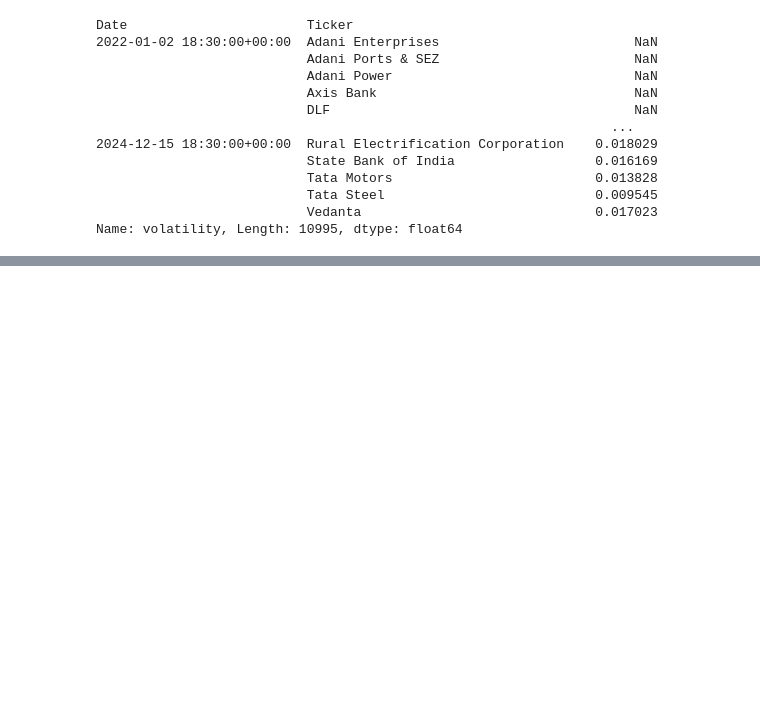
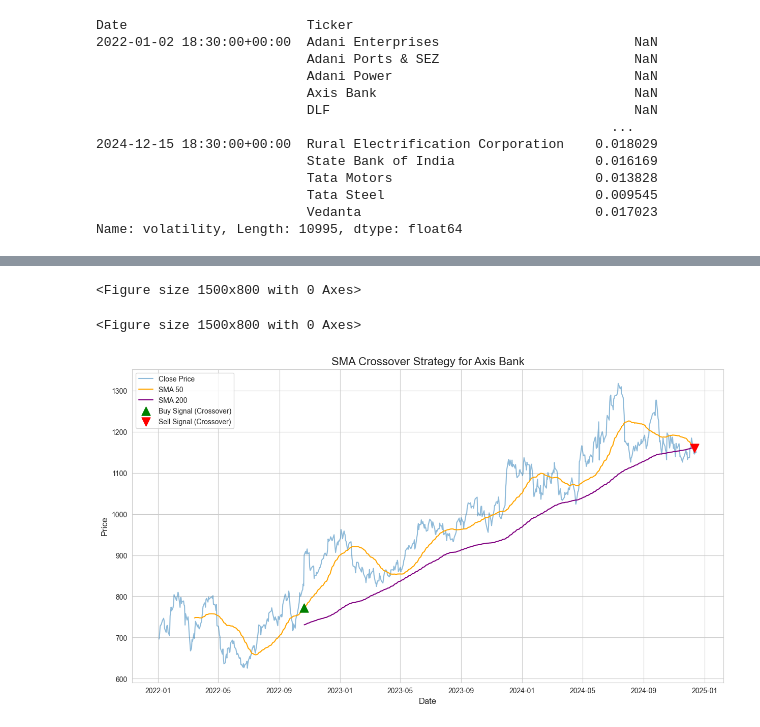
Before and after one commit to gitKrishh/StockSense, a Jupyter notebook: notebooks/01_data_exploration.ipynb, the cells around one changed output, grey strips where cells are left out. Drawn from its saved outputs; the diff is of its cells as text; code cells hidden in the pictures; blank space fills up the shorter version.

Commit message:
Applied SMA crossover strategy

```diff
--- a/notebooks/01_data_exploration.ipynb
+++ b/notebooks/01_data_exploration.ipynb
@@ -131,0 +155,49 @@ Name: volatility, Length: 10995, dtype: float64
+# %%
+short_window = 50
+long_window = 200
+# %%
+all_data_df['SMA_short'] = all_data_df.groupby('Ticker')['Close'].rolling(window=short_window).mean().reset_index(level=0, drop=True)
+all_data_df['SMA_long'] = all_data_df.groupby('Ticker')['Close'].rolling(window=long_window).mean().reset_index(level=0, drop=True)
+# %%
+# 1 indicates the short SMA is above the long SMA (a "long" signal).
+# -1 indicates the short SMA is below the long SMA (a "short" or "exit" signal).
+all_data_df['signal'] = np.where(all_data_df['SMA_short'] > all_data_df['SMA_long'], 1, -1)
+
+# Visualize the signals for one ticker
+ticker_to_visualize = 'Axis Bank'
+single_ticker_df = all_data_df.loc[(slice(None), ticker_to_visualize), :]
+
+plt.figure(figsize=(15, 8))
+# %% [output]
+<Figure size 1500x800 with 0 Axes>
+<Figure size 1500x800 with 0 Axes>
+# %%
+
+plt.figure(figsize=(15, 8))
+
+# Plot the closing price and the moving averages
+plt.plot(single_ticker_df.index.get_level_values('Date'), single_ticker_df['Close'], label='Close Price', alpha=0.5)
+plt.plot(single_ticker_df.index.get_level_values('Date'), single_ticker_df['SMA_short'], label=f'SMA {short_window}', color='orange')
+plt.plot(single_ticker_df.index.get_level_values('Date'), single_ticker_df['SMA_long'], label=f'SMA {long_window}', color='purple')
+
+# Find the actual crossover points to plot markers
+# A crossover happens when the signal changes from the previous day
+# .diff() compares today’s signal with yesterday’s → detects when signal changes (the crossover)
+crossovers = single_ticker_df['signal'].diff()
+
+# Buy signal → when signal goes from 0 or -1 → +1 (short SMA crosses above long SMA).
+# Sell signal → when signal goes from 0 or +1 → -1 (short SMA crosses below long SMA).
+buy_signals = single_ticker_df[crossovers > 0]
+sell_signals = single_ticker_df[crossovers < 0]
+
+plt.scatter(buy_signals.index.get_level_values('Date'), buy_signals['SMA_short'], marker='^', color='green', s=150, label='Buy Signal (Crossover)', zorder=5)
+plt.scatter(sell_signals.index.get_level_values('Date'), sell_signals['SMA_short'], marker='v', color='red', s=150, label='Sell Signal (Crossover)', zorder=5)
+
+plt.title(f'SMA Crossover Strategy for {ticker_to_visualize}', fontsize=16)
+plt.xlabel('Date', fontsize=12)
+plt.ylabel('Price', fontsize=12)
+plt.legend()
+plt.grid(True)
+plt.show()
+# %% [output]
+[figure, added]
```
Also changed, not shown: parts of 4 cells of this notebook.
